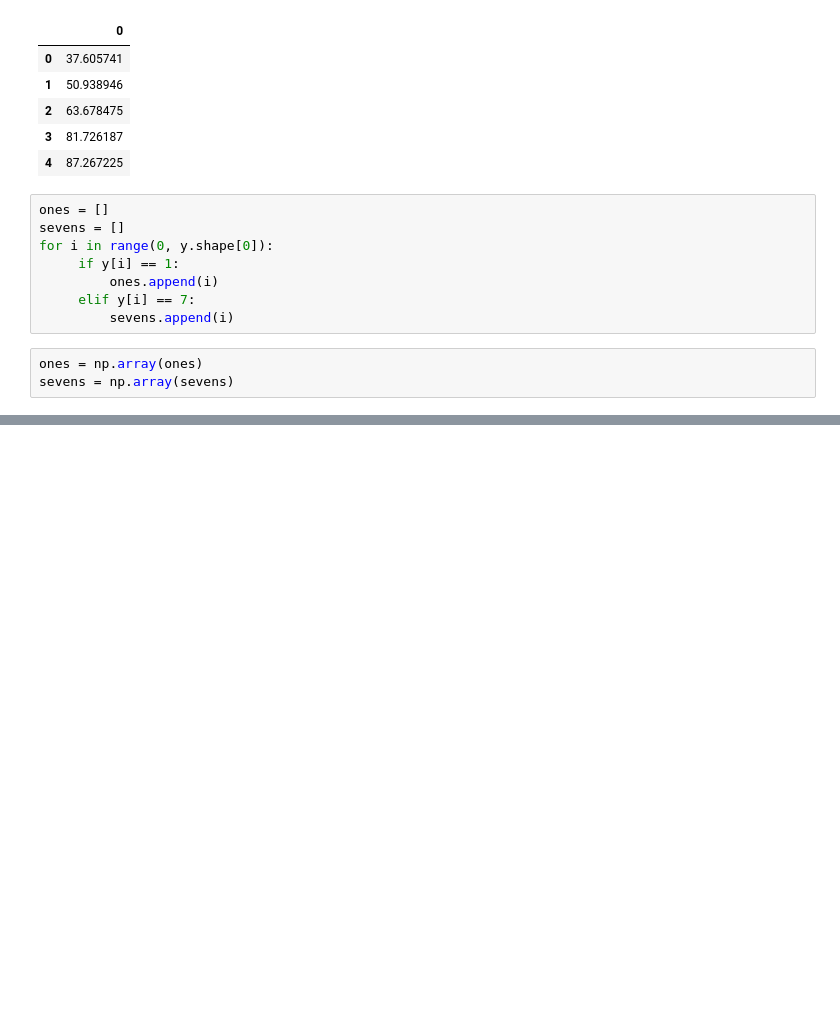
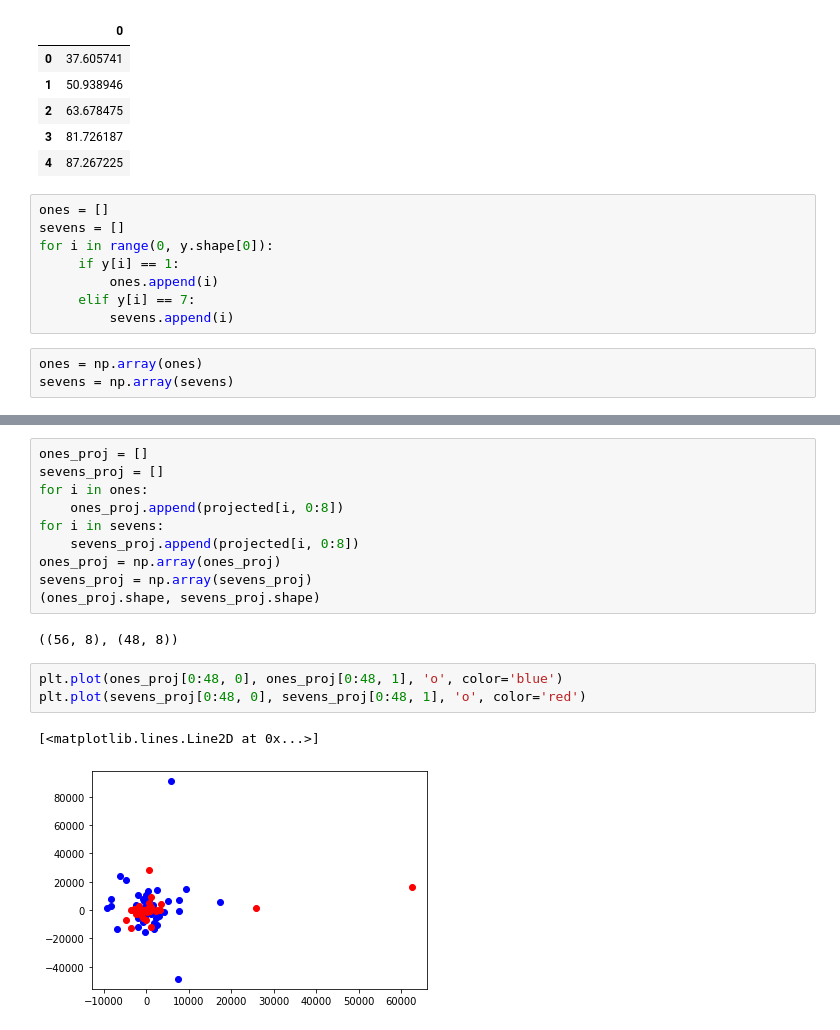
Before and after one commit to karasjoh000/KernelPCA, a Jupyter notebook: h2.ipynb, the cells around one changed output, grey strips where cells are left out. Saved outputs shown, nothing was run; the diff lists cells and outputs as text; blank space fills up the shorter version.

```diff
--- a/h2.ipynb
+++ b/h2.ipynb
@@ -227,0 +261,18 @@ plt.plot(sevens_1p, sevens_2p, 'o', color='red')
+# %%
+ones_proj = []
+sevens_proj = []
+for i in ones:
+    ones_proj.append(projected[i, 0:8])
+for i in sevens:
+    sevens_proj.append(projected[i, 0:8])
+ones_proj = np.array(ones_proj)
+sevens_proj = np.array(sevens_proj)
+(ones_proj.shape, sevens_proj.shape)
+# %% [output]
+((56, 8), (48, 8))
+# %%
+plt.plot(ones_proj[0:48, 0], ones_proj[0:48, 1], 'o', color='blue')
+plt.plot(sevens_proj[0:48, 0], sevens_proj[0:48, 1], 'o', color='red')
+# %% [output]
+[<matplotlib.lines.Line2D at 0x...>]
+[figure, added]
```
Also changed, not shown: parts of 14 cells of this notebook, 5 other files.
